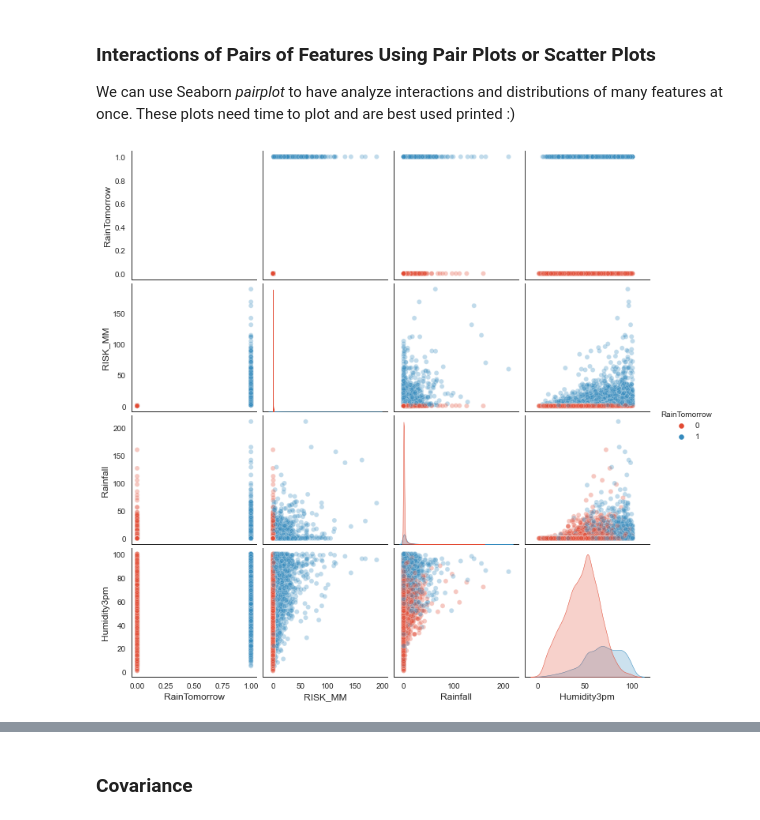
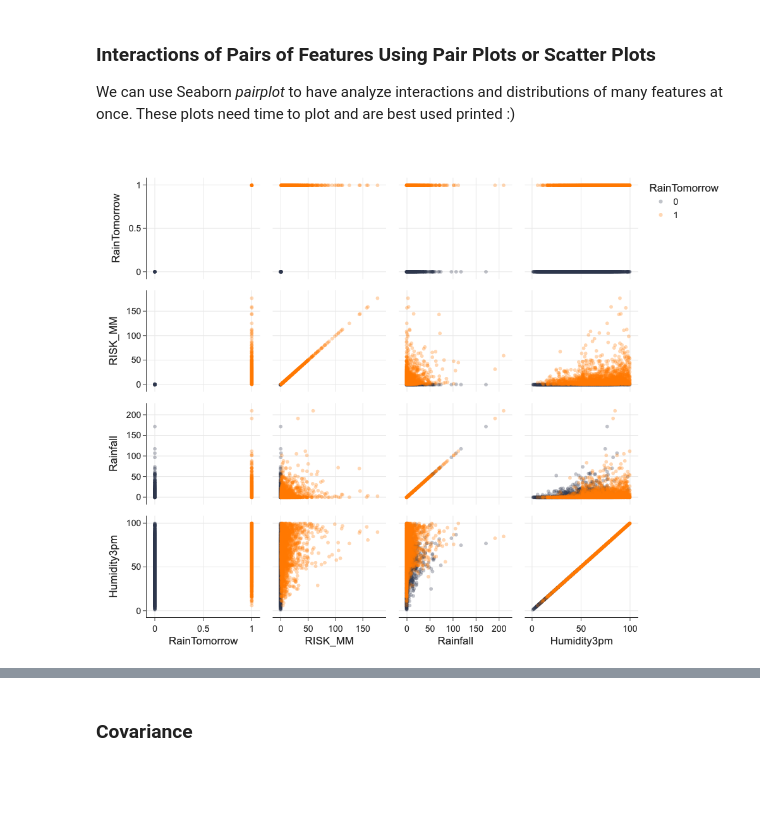
Before and after one commit to avast/machine-learning-python, a Jupyter notebook: book/imlp/imlp_1_data.ipynb, the cells around one changed output, grey strips where cells are left out. Cells and saved outputs as stored; diff of their text form; code cells hidden in the pictures; blank space fills up the shorter version.

```diff
--- a/book/imlp/imlp_1_data.ipynb
+++ b/book/imlp/imlp_1_data.ipynb
@@ -723,12 +738,11 @@ f.add_legend(title='RainToday');
 ### Interactions of Pairs of Features Using Pair Plots or Scatter Plots
 
 We can use Seaborn *pairplot* to have analyze interactions and distributions of many features at once. These plots need time to plot and are best used printed :)
-# %%
-# beware this takes long minutes to calculate and display
-vars = ['RainTomorrow', 'RISK_MM', 'Rainfall', 'Humidity3pm']
-sns.pairplot(df[vars].sample(10000), vars=vars, hue='RainTomorrow', plot_kws={'alpha': 0.3});
-# %% [output]
-[figure, removed]
+# %%
+png_renderer.height = 800
+px.scatter_matrix(df.sample(10000), color='RainTomorrow', dimensions=vars, opacity=0.3)
+# %% [output]
+[figure, added]
 # %% [markdown]
 ### [Finantial Times Visual Vocabulary](https://github.com/ft-interactive/chart-doctor/tree/master/visual-vocabulary)
 
```
Also changed, not shown: parts of 10 cells of this notebook, 3 other files.
